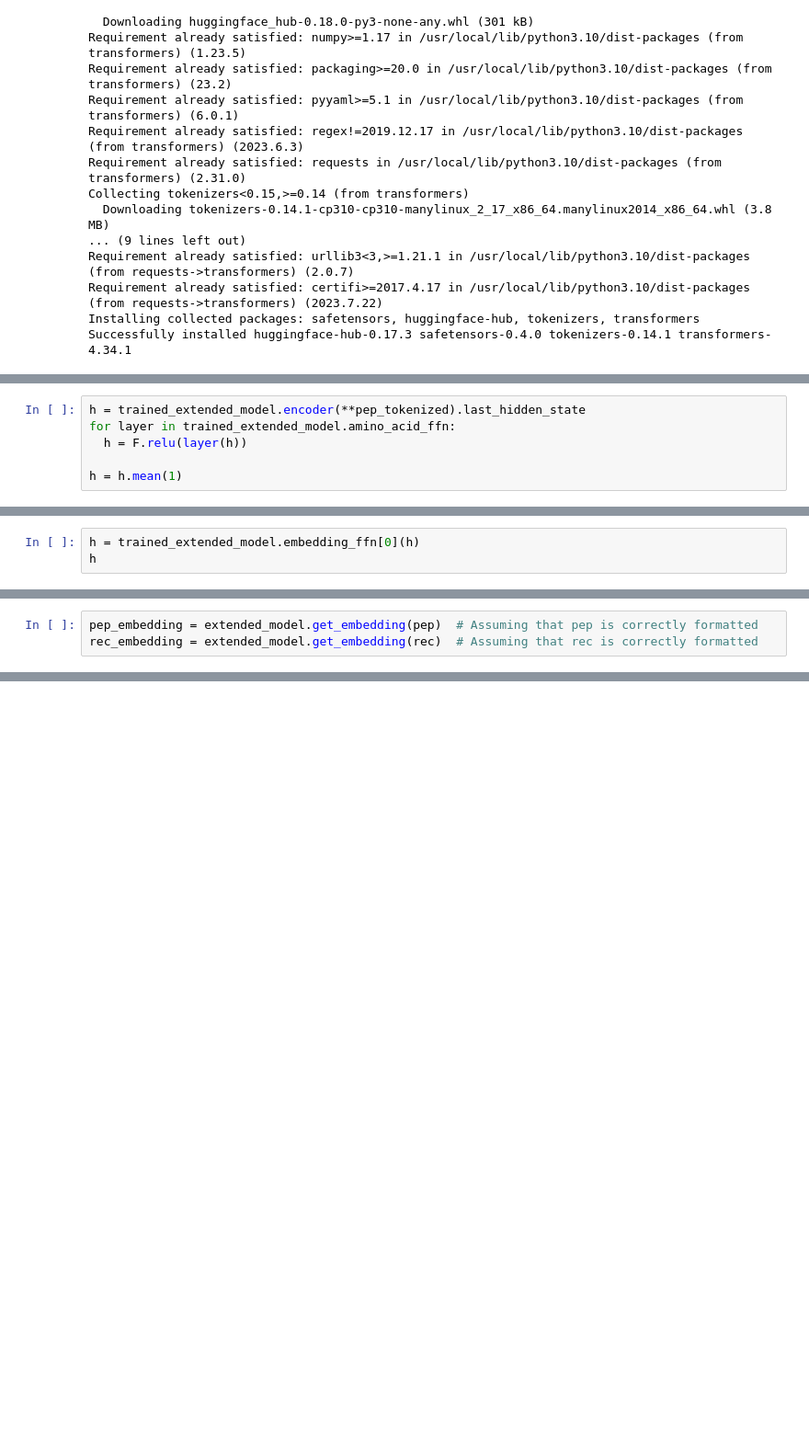
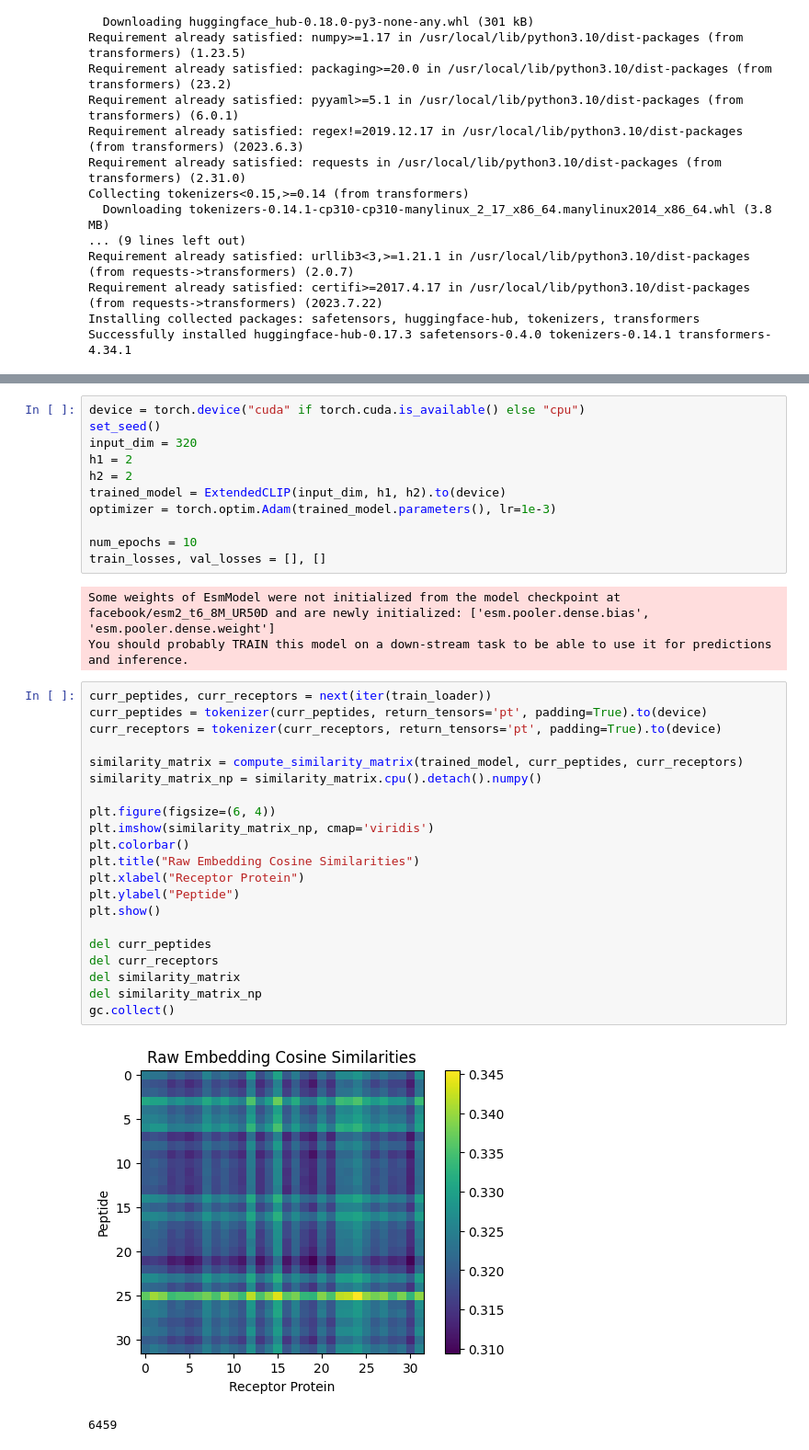
Before and after one commit to pan-emily/protein-clip, a Jupyter notebook: layer_peptide_clip_for_group.ipynb, the cells around one changed output, grey strips where cells are left out. Shown at 92% size. Cells and saved outputs as stored; diff of their text form; blank space fills up the shorter version.

```diff
--- a/layer_peptide_clip_for_group.ipynb
+++ b/layer_peptide_clip_for_group.ipynb
@@ -573,6 +161,0 @@ tokenizer.pad_token_id
-# %%
-h = trained_extended_model.encoder(**pep_tokenized).last_hidden_state
-for layer in trained_extended_model.amino_acid_ffn:
-  h = F.relu(layer(h))
-
-h = h.mean(1)
@@ -601,3 +161,0 @@ tensor([[0.1323, 0.1103, 0.0000,  ..., 0.1805, 0.1416, 0.1134],
-# %%
-h = trained_extended_model.embedding_ffn[0](h)
-h
@@ -686,3 +161,0 @@ ExtendedCLIP(
-# %%
-pep_embedding = extended_model.get_embedding(pep)  # Assuming that pep is correctly formatted
-rec_embedding = extended_model.get_embedding(rec)  # Assuming that rec is correctly formatted
@@ -794,0 +323,38 @@ torch.save(best_model, PATH)
+# %%
+device = torch.device("cuda" if torch.cuda.is_available() else "cpu")
+set_seed()
+input_dim = 320
+h1 = 2
+h2 = 2
+trained_model = ExtendedCLIP(input_dim, h1, h2).to(device)
+optimizer = torch.optim.Adam(trained_model.parameters(), lr=1e-3)
+
+num_epochs = 10
+train_losses, val_losses = [], []
+# %% [output]
+Some weights of EsmModel were not initialized from the model checkpoint at facebook/esm2_t6_8M_UR50D and are newly initialized: ['esm.pooler.dense.bias', 'esm.pooler.dense.weight']
+You should probably TRAIN this model on a down-stream task to be able to use it for predictions and inference.
+# %%
+curr_peptides, curr_receptors = next(iter(train_loader))
+curr_peptides = tokenizer(curr_peptides, return_tensors='pt', padding=True).to(device)
+curr_receptors = tokenizer(curr_receptors, return_tensors='pt', padding=True).to(device)
+
+similarity_matrix = compute_similarity_matrix(trained_model, curr_peptides, curr_receptors)
+similarity_matrix_np = similarity_matrix.cpu().detach().numpy()
+
+plt.figure(figsize=(6, 4))
+plt.imshow(similarity_matrix_np, cmap='viridis')
+plt.colorbar()
+plt.title("Raw Embedding Cosine Similarities")
+plt.xlabel("Receptor Protein")
+plt.ylabel("Peptide")
+plt.show()
+
+del curr_peptides
+del curr_receptors
+del similarity_matrix
+del similarity_matrix_np
+gc.collect()
+# %% [output]
+[figure, added]
+6459
```
Also changed, not shown: parts of 65 cells of this notebook.
